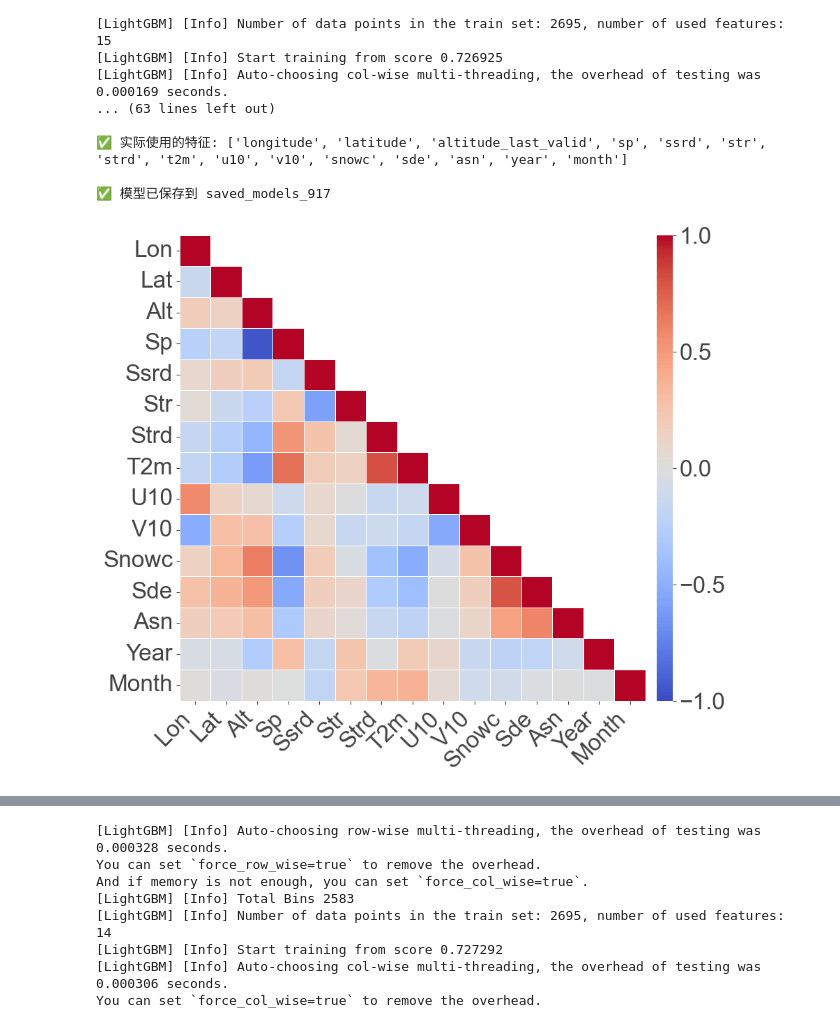
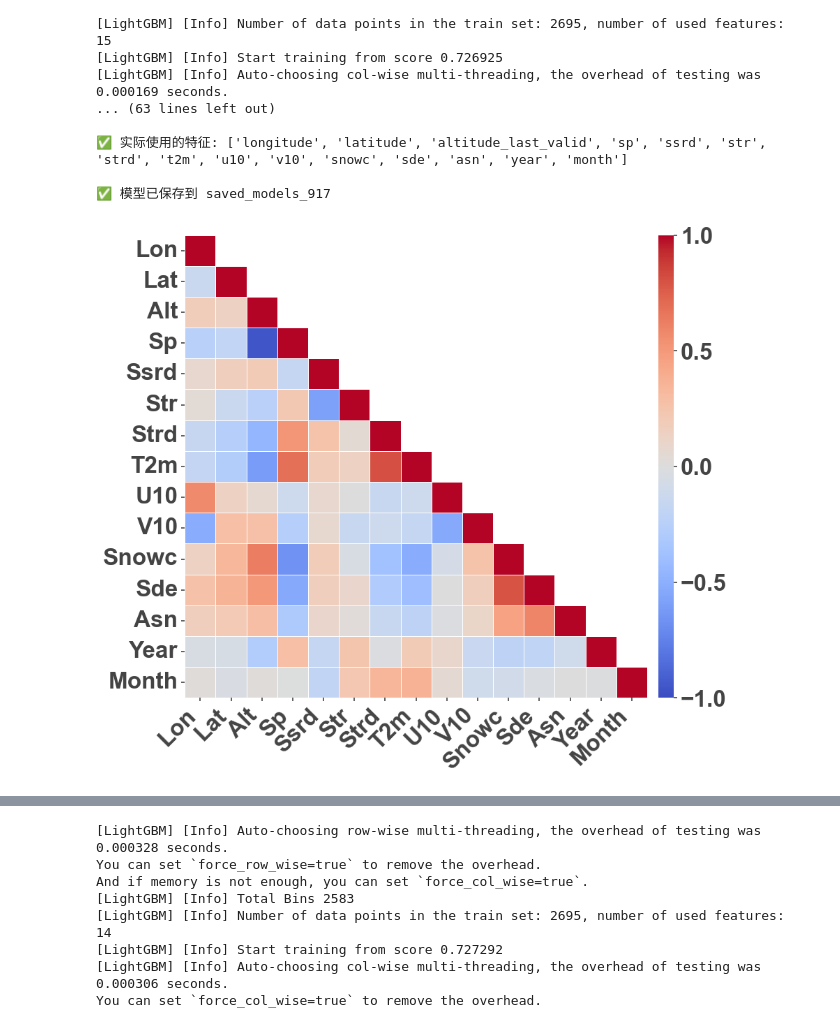
Before and after one commit to OneBasil/GreenlandAlbedo, a Jupyter notebook: final_model.ipynb, the cells around one changed output, grey strips where cells are left out. Cells and saved outputs as stored; diff of their text form; code cells hidden in the pictures.

```diff
--- a/final_model.ipynb
+++ b/final_model.ipynb
@@ -797,6 +797,8 @@ mask = np.triu(np.ones_like(corr, dtype=bool), k=1)
 plt.rcParams.update({
     "font.family": "Arial",
     "font.size": 24,
+    "font.weight": "bold",       # <<< 全局字体加粗
+    "axes.labelweight": "bold",  # <<< 坐标轴标签加粗
     "axes.linewidth": 0.8,
     "axes.edgecolor": "black",
     "xtick.direction": "out",
@@ -810,34 +812,34 @@ fig, ax = plt.subplots(figsize=(9.5, 8))
 sns.heatmap(
     corr, mask=mask,
     cmap="coolwarm", vmin=-1, vmax=1, center=0,
     square=True, annot=False,
     linewidths=0.4, linecolor="white",
     cbar_kws={
         "orientation": "vertical",
         "pad": 0.02,
         "shrink": 1.0,
         "aspect": 30,
         "ticks": [-1, -0.5, 0, 0.5, 1],
     },
     ax=ax
 )
 
 # ===== 美化标签 =====
 ax.set_xticklabels(ax.get_xticklabels(), rotation=45, ha='right')
 ax.set_yticklabels(ax.get_yticklabels(), rotation=0)
 
 # ===== 移除标题与图例文字 =====
 cbar = ax.collections[0].colorbar
 cbar.set_label("")
 ax.set_title("")
 
 # ===== 紧凑布局并保存 =====
 plt.tight_layout(pad=0.3)
 plt.savefig(r"C:\Users\11823\era5land\Fig_TriangularCorrelation_npJ_cleanFinal.png",
             dpi=400, bbox_inches='tight')
 plt.show()
 # %% [output]
-[figure, old version]
+[figure, new version]
 # %%
 # -*- coding: utf-8 -*-
 import shap
```
Also changed, not shown: parts of 1 cell of this notebook, 6 other files.
